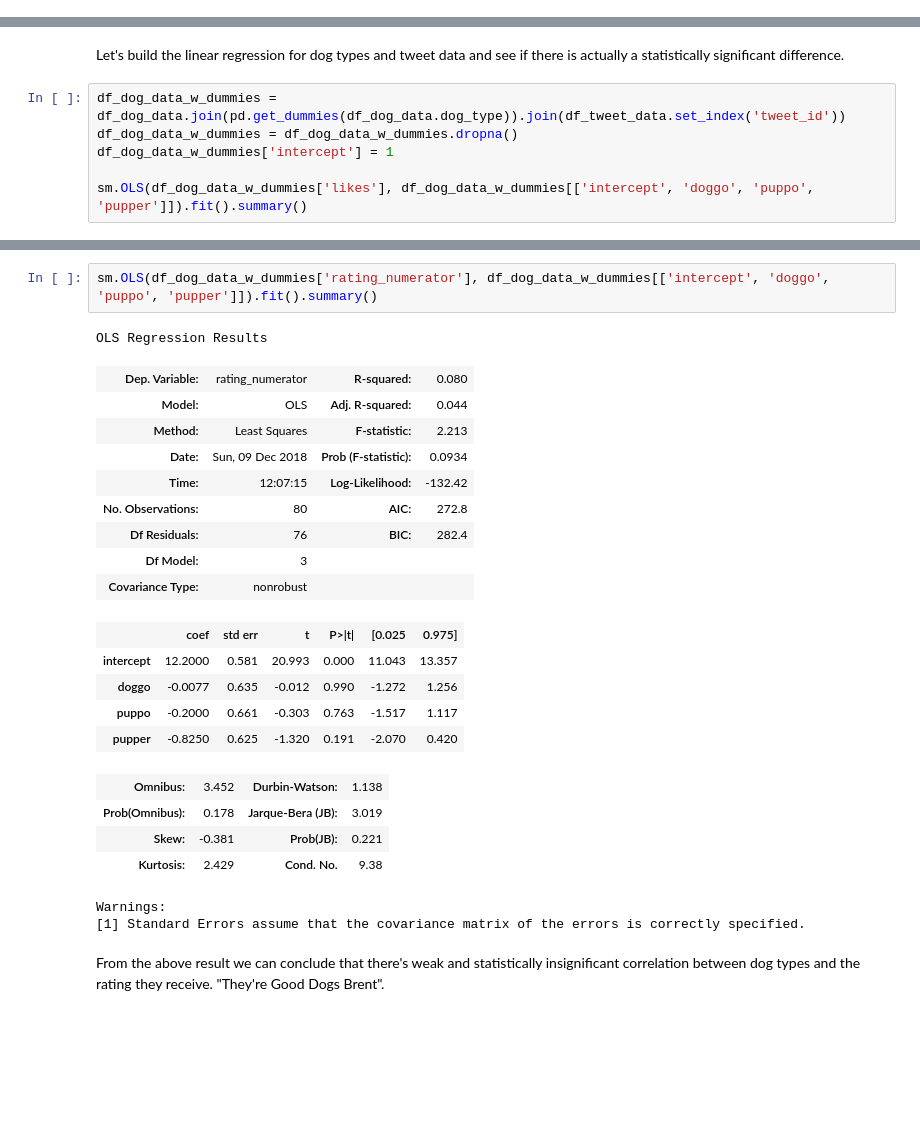
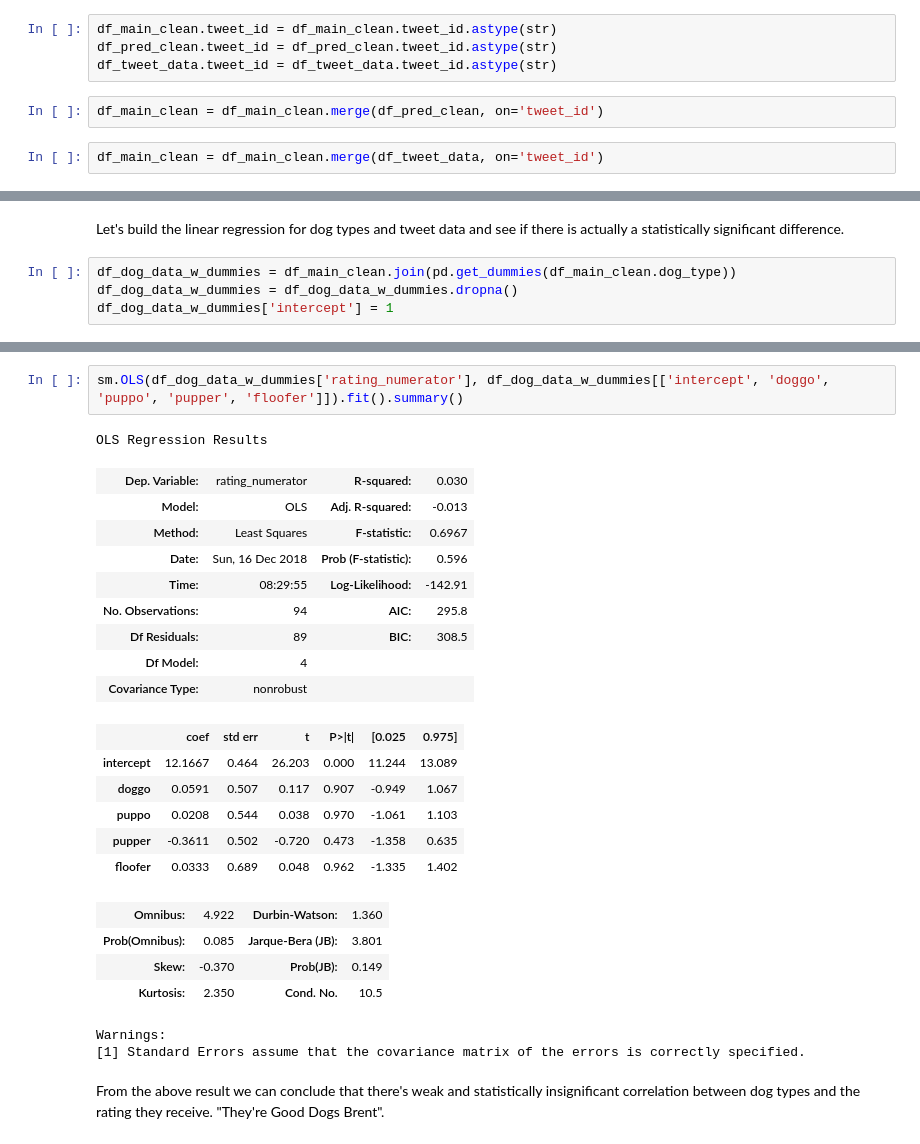
Before and after one commit to krishnagoth/data-wranging, a Jupyter notebook: wrangle_act.ipynb, the cells around one changed output, grey strips where cells are left out. Saved outputs shown, nothing was run; the diff lists cells and outputs as text; blank space fills up the shorter version.

```diff
--- a/wrangle_act.ipynb
+++ b/wrangle_act.ipynb
@@ -467,0 +610,8 @@ df_main_clean.drop(['doggo', 'floofer', 'pupper', 'puppo'], axis=1, inplace=True
+# %%
+df_main_clean.tweet_id = df_main_clean.tweet_id.astype(str)
+df_pred_clean.tweet_id = df_pred_clean.tweet_id.astype(str)
+df_tweet_data.tweet_id = df_tweet_data.tweet_id.astype(str)
+# %%
+df_main_clean = df_main_clean.merge(df_pred_clean, on='tweet_id')
+# %%
+df_main_clean = df_main_clean.merge(df_tweet_data, on='tweet_id')
@@ -662,8 +828,6 @@ We can see that `doggo` is an indisputable leader, the goodest of the boys and g
 # %% [markdown]
 Let's build the linear regression for dog types and tweet data and see if there is actually a statistically significant difference.
 # %%
-df_dog_data_w_dummies = df_dog_data.join(pd.get_dummies(df_dog_data.dog_type)).join(df_tweet_data.set_index('tweet_id'))
+df_dog_data_w_dummies = df_main_clean.join(pd.get_dummies(df_main_clean.dog_type))
 df_dog_data_w_dummies = df_dog_data_w_dummies.dropna()
 df_dog_data_w_dummies['intercept'] = 1
-
-sm.OLS(df_dog_data_w_dummies['likes'], df_dog_data_w_dummies[['intercept', 'doggo', 'puppo', 'pupper']]).fit().summary()
@@ -692,25 +834,26 @@ Warnings:
 # %%
-sm.OLS(df_dog_data_w_dummies['rating_numerator'], df_dog_data_w_dummies[['intercept', 'doggo', 'puppo', 'pupper']]).fit().summary()
+sm.OLS(df_dog_data_w_dummies['rating_numerator'], df_dog_data_w_dummies[['intercept', 'doggo', 'puppo', 'pupper', 'floofer']]).fit().summary()
 # %% [output]
 OLS Regression Results
-| Dep. Variable: | rating_numerator | R-squared: | 0.080 |
-| Model: | OLS | Adj. R-squared: | 0.044 |
-| Method: | Least Squares | F-statistic: | 2.213 |
-| Date: | Sun, 09 Dec 2018 | Prob (F-statistic): | 0.0934 |
-| Time: | 12:07:15 | Log-Likelihood: | -132.42 |
-| No. Observations: | 80 | AIC: | 272.8 |
-| Df Residuals: | 76 | BIC: | 282.4 |
-| Df Model: | 3 |  |  |
+| Dep. Variable: | rating_numerator | R-squared: | 0.030 |
+| Model: | OLS | Adj. R-squared: | -0.013 |
+| Method: | Least Squares | F-statistic: | 0.6967 |
+| Date: | Sun, 16 Dec 2018 | Prob (F-statistic): | 0.596 |
+| Time: | 08:29:55 | Log-Likelihood: | -142.91 |
+| No. Observations: | 94 | AIC: | 295.8 |
+| Df Residuals: | 89 | BIC: | 308.5 |
+| Df Model: | 4 |  |  |
 | Covariance Type: | nonrobust |  |  |
 |  | coef | std err | t | P>|t| | [0.025 | 0.975] |
-| intercept | 12.2000 | 0.581 | 20.993 | 0.000 | 11.043 | 13.357 |
-| doggo | -0.0077 | 0.635 | -0.012 | 0.990 | -1.272 | 1.256 |
-| puppo | -0.2000 | 0.661 | -0.303 | 0.763 | -1.517 | 1.117 |
-| pupper | -0.8250 | 0.625 | -1.320 | 0.191 | -2.070 | 0.420 |
+| intercept | 12.1667 | 0.464 | 26.203 | 0.000 | 11.244 | 13.089 |
+| doggo | 0.0591 | 0.507 | 0.117 | 0.907 | -0.949 | 1.067 |
+| puppo | 0.0208 | 0.544 | 0.038 | 0.970 | -1.061 | 1.103 |
+| pupper | -0.3611 | 0.502 | -0.720 | 0.473 | -1.358 | 0.635 |
+| floofer | 0.0333 | 0.689 | 0.048 | 0.962 | -1.335 | 1.402 |
-| Omnibus: | 3.452 | Durbin-Watson: | 1.138 |
-| Prob(Omnibus): | 0.178 | Jarque-Bera (JB): | 3.019 |
-| Skew: | -0.381 | Prob(JB): | 0.221 |
-| Kurtosis: | 2.429 | Cond. No. | 9.38 |
+| Omnibus: | 4.922 | Durbin-Watson: | 1.360 |
+| Prob(Omnibus): | 0.085 | Jarque-Bera (JB): | 3.801 |
+| Skew: | -0.370 | Prob(JB): | 0.149 |
+| Kurtosis: | 2.350 | Cond. No. | 10.5 |
 Warnings:
 [1] Standard Errors assume that the covariance matrix of the errors is correctly specified.
 # %% [markdown]
```
Also changed, not shown: parts of 114 cells of this notebook, 3 other files.
